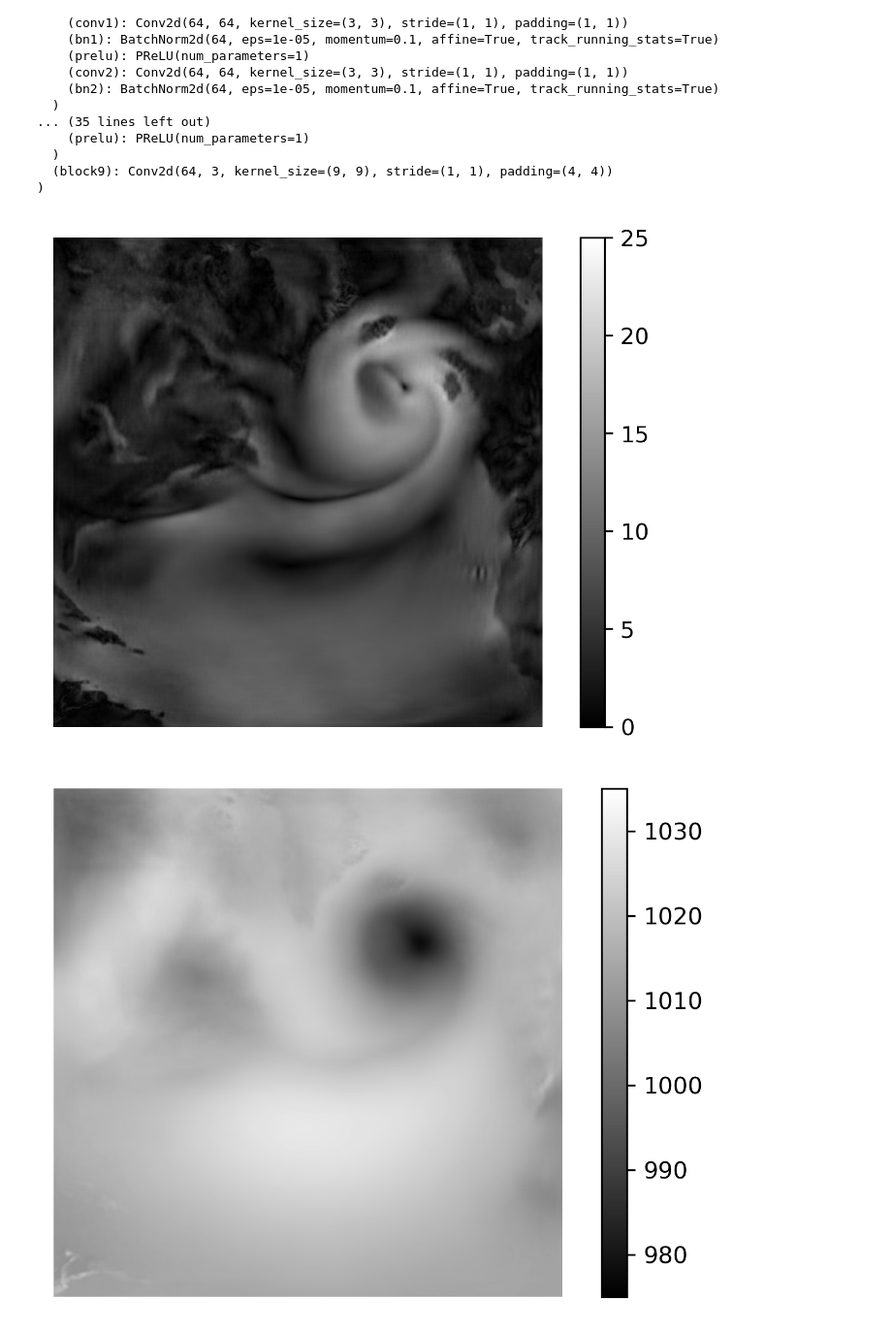
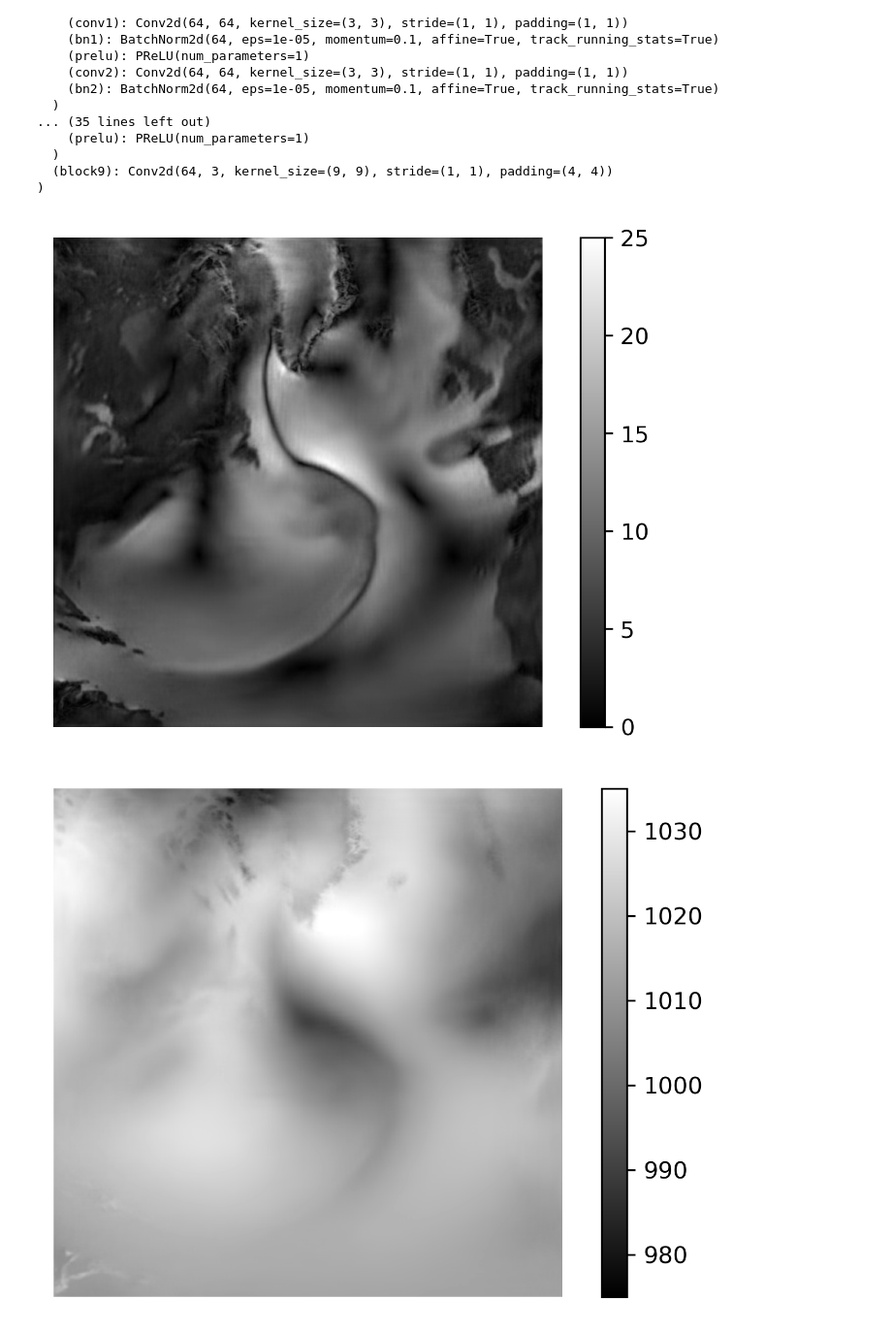
Before and after one commit to VRezvov/master-thesis, a Jupyter notebook: Images_cnn.ipynb, the cells around one changed output. Shown: that part at 97% size. Drawn from its saved outputs; the diff is of its cells as text; code cells hidden in the pictures.

Commit message:
CNN 500 epochs

```diff
--- a/Images_cnn.ipynb
+++ b/Images_cnn.ipynb
@@ -68,7 +68,7 @@ class ResidualBlock(nn.Module):
 # %%
 netG = Generator()
 netG = netG.cuda()
-netG.load_state_dict(torch.load('epochs/cnn/netG_epoch_450.pth'))
+netG.load_state_dict(torch.load('epochs/cnn/netG_epoch_500.pth'))
 netG.eval()
 # %% [output]
 Generator(
@@ -112,7 +112,7 @@ field_norm[:,0,:,:] = (field_lr_tensor[:,0,:,:]+40)/80
 field_norm[:,1,:,:] = (field_lr_tensor[:,1,:,:]+40)/80
 field_norm[:,2,:,:] = (field_lr_tensor[:,2,:,:]-940)/120
 # %%
-field_nn_norm = netG(field_norm[1448,:,:,:].unsqueeze(0)).squeeze()
+field_nn_norm = netG(field_norm[0,:,:,:].unsqueeze(0)).squeeze()
 # %%
 field_nn_norm = field_nn_norm.cpu().detach().numpy()
 # %%
@@ -150,9 +150,9 @@ _ = plt.savefig("interp.png")
 _ = plt.imshow(wind_nn, cmap = 'gray', vmin = 0, vmax = 25, origin ='lower')
 _ = plt.colorbar()
 _ = plt.axis('off')
-_ = plt.savefig("nn-450.png")
+_ = plt.savefig("nn-500.png")
 # %% [output]
-[figure, old version]
+[figure, new version]
 # %%
 _ = plt.imshow(wind_hr[1448,:,:], cmap = 'gray', vmin = 0, vmax = 25, origin ='lower')
 _ = plt.colorbar()
@@ -183,10 +183,10 @@ _ = plt.savefig("slp-interp.png")
 # %%
 _ = plt.imshow(slp_nn, cmap = 'gray', vmin = 975, vmax = 1035, origin ='lower')
 _ = plt.colorbar()
 _ = plt.axis('off')
-_ = plt.savefig("slp-nn-450.png")
+_ = plt.savefig("slp-nn-500.png")
 # %% [output]
-[figure, old version]
+[figure, new version]
 # %%
 _ = plt.imshow(slp_hr[1448,:,:], cmap = 'gray', vmin = 975, vmax = 1035, origin ='lower')
 _ = plt.colorbar()
```
Also changed, not shown: 5 other files.
